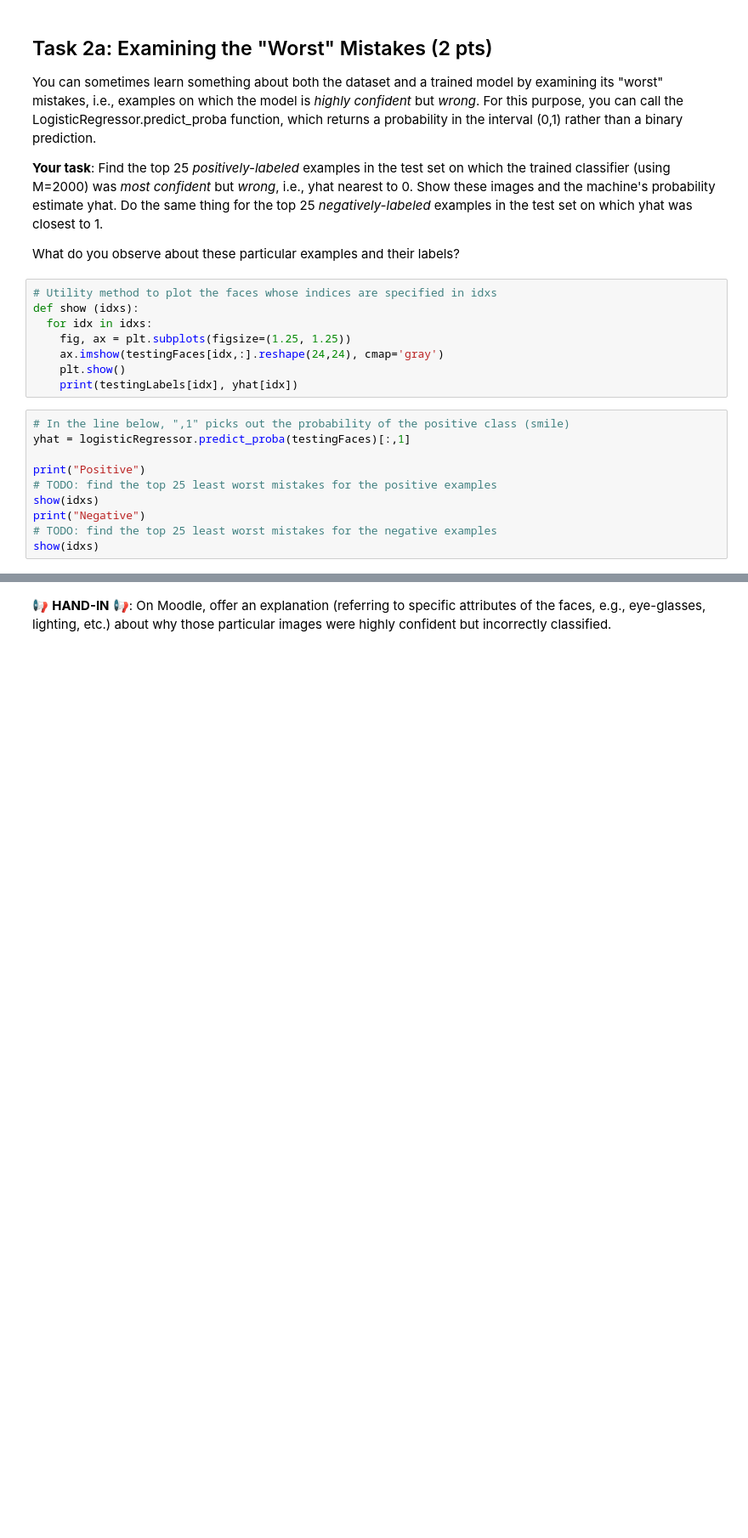
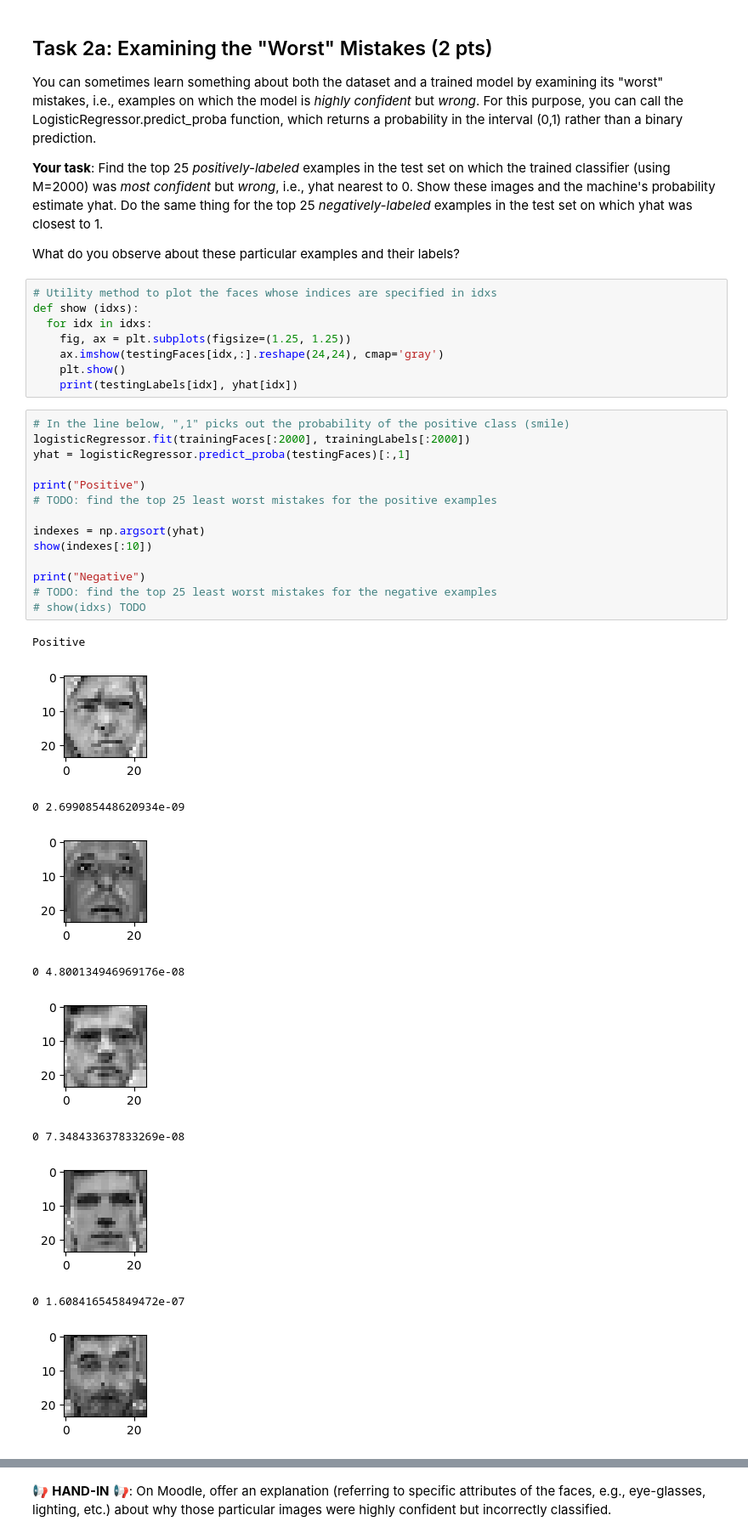
Before and after one commit to bjoern555/adventOfCode24, a Jupyter notebook: L04_Logistic_Regression_LAB_ASSIGNMENT.ipynb, the cells around one changed output, grey strips where cells are left out. Shown at 85% size. Drawn from its saved outputs; the diff is of its cells as text; blank space fills up the shorter version.

```diff
--- a/L04_Logistic_Regression_LAB_ASSIGNMENT.ipynb
+++ b/L04_Logistic_Regression_LAB_ASSIGNMENT.ipynb
@@ -158,11 +162,26 @@ def show (idxs):
     print(testingLabels[idx], yhat[idx])
 # %%
 # In the line below, ",1" picks out the probability of the positive class (smile)
+logisticRegressor.fit(trainingFaces[:2000], trainingLabels[:2000])
 yhat = logisticRegressor.predict_proba(testingFaces)[:,1]
 
 print("Positive")
 # TODO: find the top 25 least worst mistakes for the positive examples
-show(idxs)
+
+indexes = np.argsort(yhat)
+show(indexes[:10])
+
 print("Negative")
 # TODO: find the top 25 least worst mistakes for the negative examples
-show(idxs)
+# show(idxs) TODO
+# %% [output]
+Positive
+[figure, added]
+0 2.699085448620934e-09
+[figure, added]
+0 4.800134946969176e-08
+[figure, added]
+0 7.348433637833269e-08
+[figure, added]
+0 1.608416545849472e-07
+[figure, added]
```
Also changed, not shown: parts of 2 cells of this notebook.
